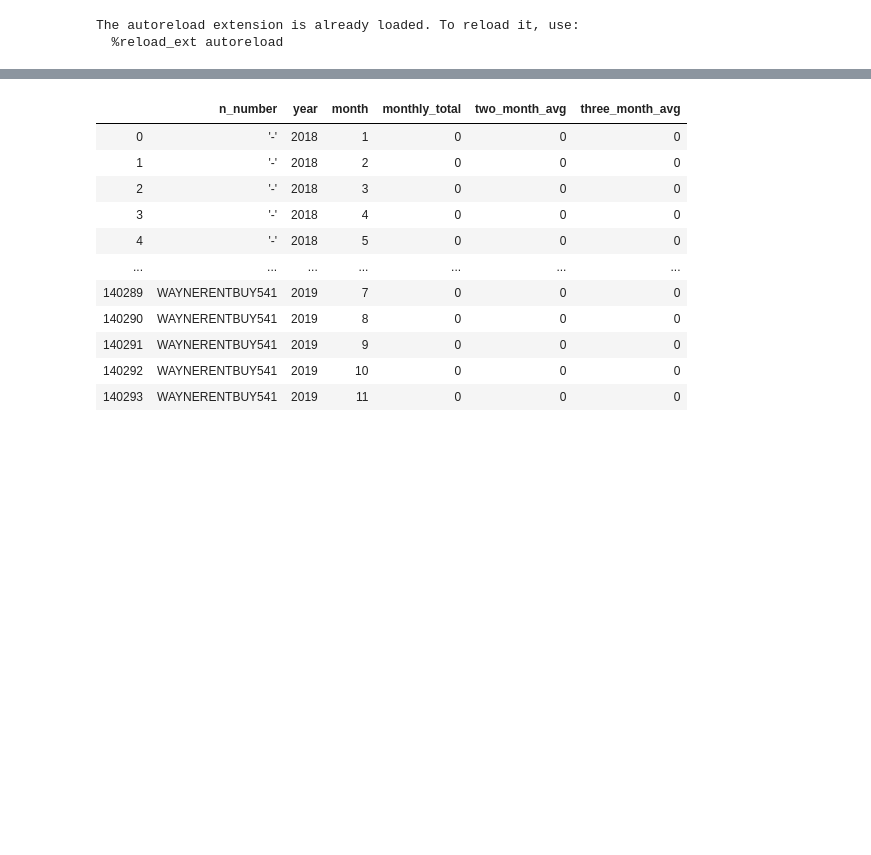
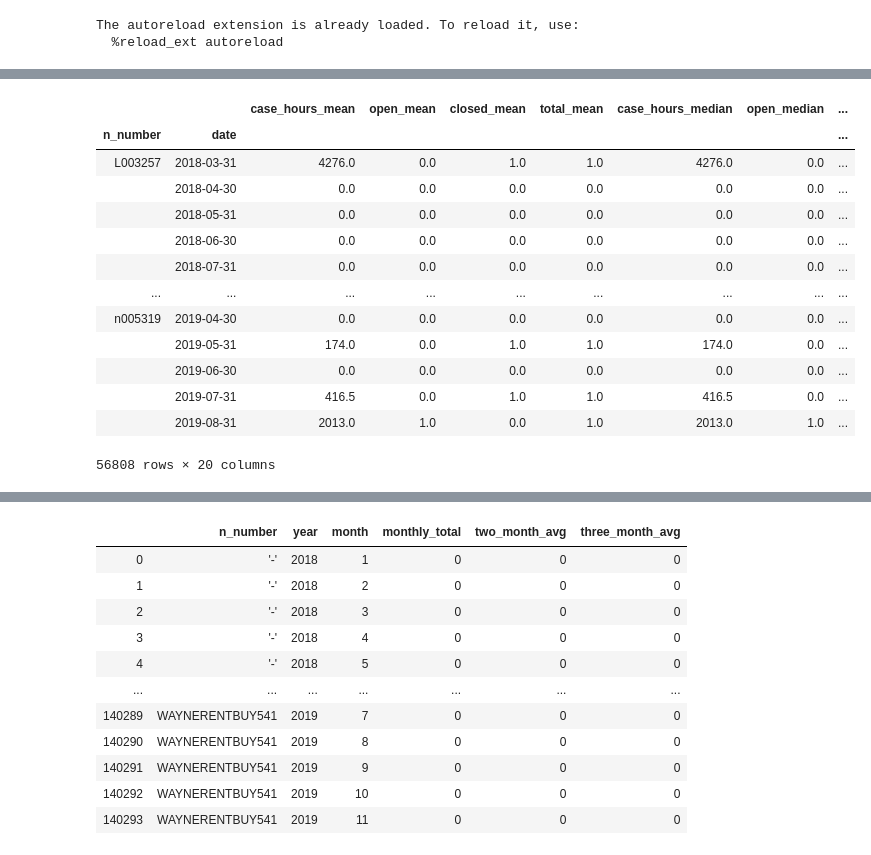
Before and after one commit to justinhennessy/100-days-of-code, a Jupyter notebook: project/sf_cases_etl.ipynb, the cells around one changed output, grey strips where cells are left out. Drawn from its saved outputs; the diff is of its cells as text; code cells hidden in the pictures; blank space fills up the shorter version.

```diff
--- a/project/sf_cases_etl.ipynb
+++ b/project/sf_cases_etl.ipynb
@@ -60,0 +89,12 @@ df.drop(columns=['Date/Time Opened'])
+# %%
+df_monthly_median = df.groupby(['n_number']).resample('M').median().fillna(0)
+df_monthly_median.rename(columns={'case_hours': 'case_hours_median', 'open': 'open_median', 'closed':'closed_median', 'total': 'total_median'}, inplace=True)
+# %%
+df_monthly_mean = df.groupby(['n_number']).resample('M').mean().fillna(0)
+df_monthly_mean.rename(columns={'case_hours': 'case_hours_mean', 'open': 'open_mean', 'closed':'closed_mean', 'total': 'total_mean'}, inplace=True)
+# %%
+df_2monthly_rolling = df_monthly.rolling(window=2).mean()
+df_2monthly_rolling.rename(columns={'case_hours': 'case_hours_2mth_mean', 'open': 'open_2mth_mean', 'closed':'closed_2mth_mean', 'total': 'total_2mth_mean'}, inplace=True)
+# %%
+df_3monthly_rolling = df_monthly.rolling(window=3).mean()
+df_3monthly_rolling.rename(columns={'case_hours': 'case_hours_3mth_mean', 'open': 'open_3mth_mean', 'closed':'closed_3mth_mean', 'total': 'total_3mth_mean'}, inplace=True)
@@ -60,0 +107,21 @@ df.drop(columns=['Date/Time Opened'])
+# %%
+df_new = df_monthly_mean.join(df_monthly_median)
+df_new = df_new.join(df_2monthly_rolling)
+df_new = df_new.join(df_3monthly_rolling)
+df_new = df_new.join(df_monthly)
+df_new
+# %% [output]
+|  |  | case_hours_mean | open_mean | closed_mean | total_mean | case_hours_median | open_median | ... |
+| n_number | date |  |  |  |  |  |  | ... |
+| L003257 | 2018-03-31 | 4276.0 | 0.0 | 1.0 | 1.0 | 4276.0 | 0.0 | ... |
+|  | 2018-04-30 | 0.0 | 0.0 | 0.0 | 0.0 | 0.0 | 0.0 | ... |
+|  | 2018-05-31 | 0.0 | 0.0 | 0.0 | 0.0 | 0.0 | 0.0 | ... |
+|  | 2018-06-30 | 0.0 | 0.0 | 0.0 | 0.0 | 0.0 | 0.0 | ... |
+|  | 2018-07-31 | 0.0 | 0.0 | 0.0 | 0.0 | 0.0 | 0.0 | ... |
+| ... | ... | ... | ... | ... | ... | ... | ... | ... |
+| n005319 | 2019-04-30 | 0.0 | 0.0 | 0.0 | 0.0 | 0.0 | 0.0 | ... |
+|  | 2019-05-31 | 174.0 | 0.0 | 1.0 | 1.0 | 174.0 | 0.0 | ... |
+|  | 2019-06-30 | 0.0 | 0.0 | 0.0 | 0.0 | 0.0 | 0.0 | ... |
+|  | 2019-07-31 | 416.5 | 0.0 | 1.0 | 1.0 | 416.5 | 0.0 | ... |
+|  | 2019-08-31 | 2013.0 | 1.0 | 0.0 | 1.0 | 2013.0 | 1.0 | ... |
+56808 rows × 20 columns
```
Also changed, not shown: parts of 16 cells of this notebook, 2 other files.
